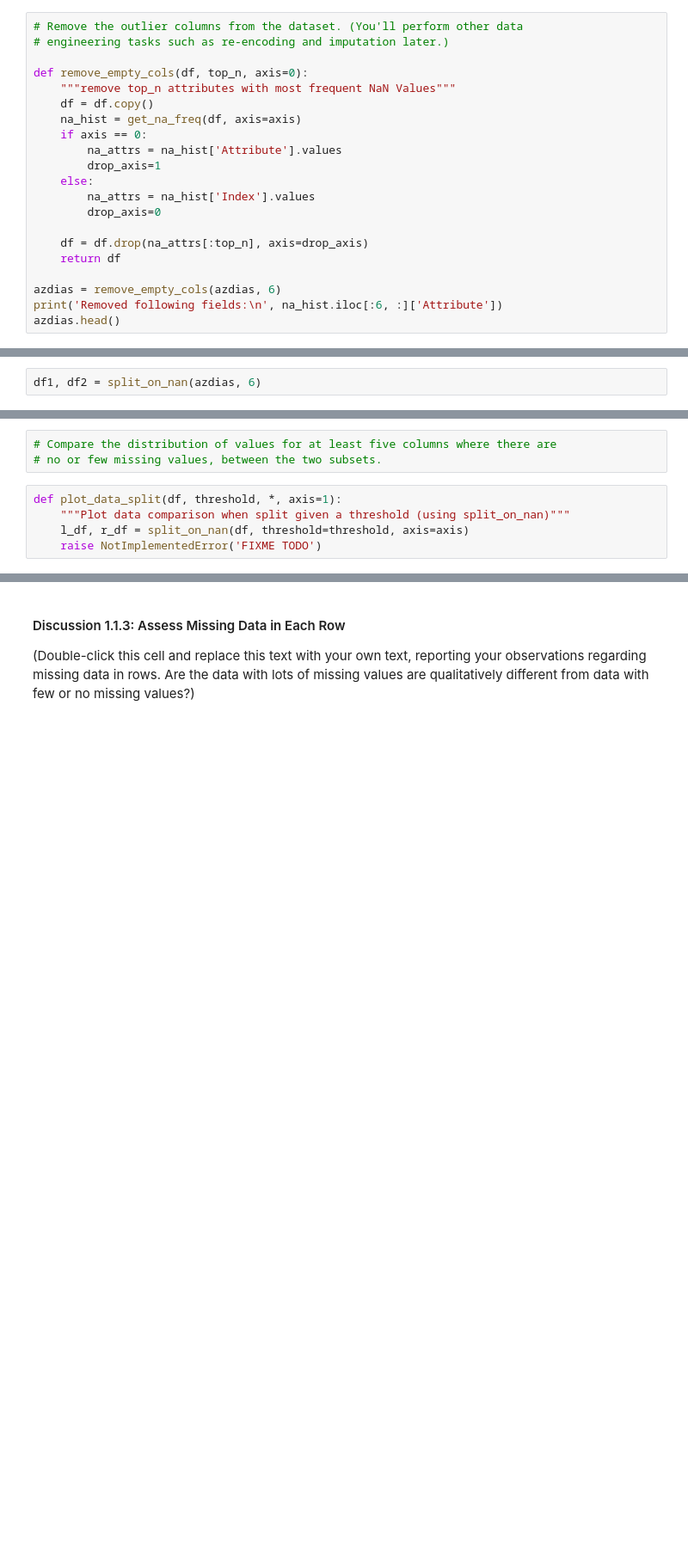
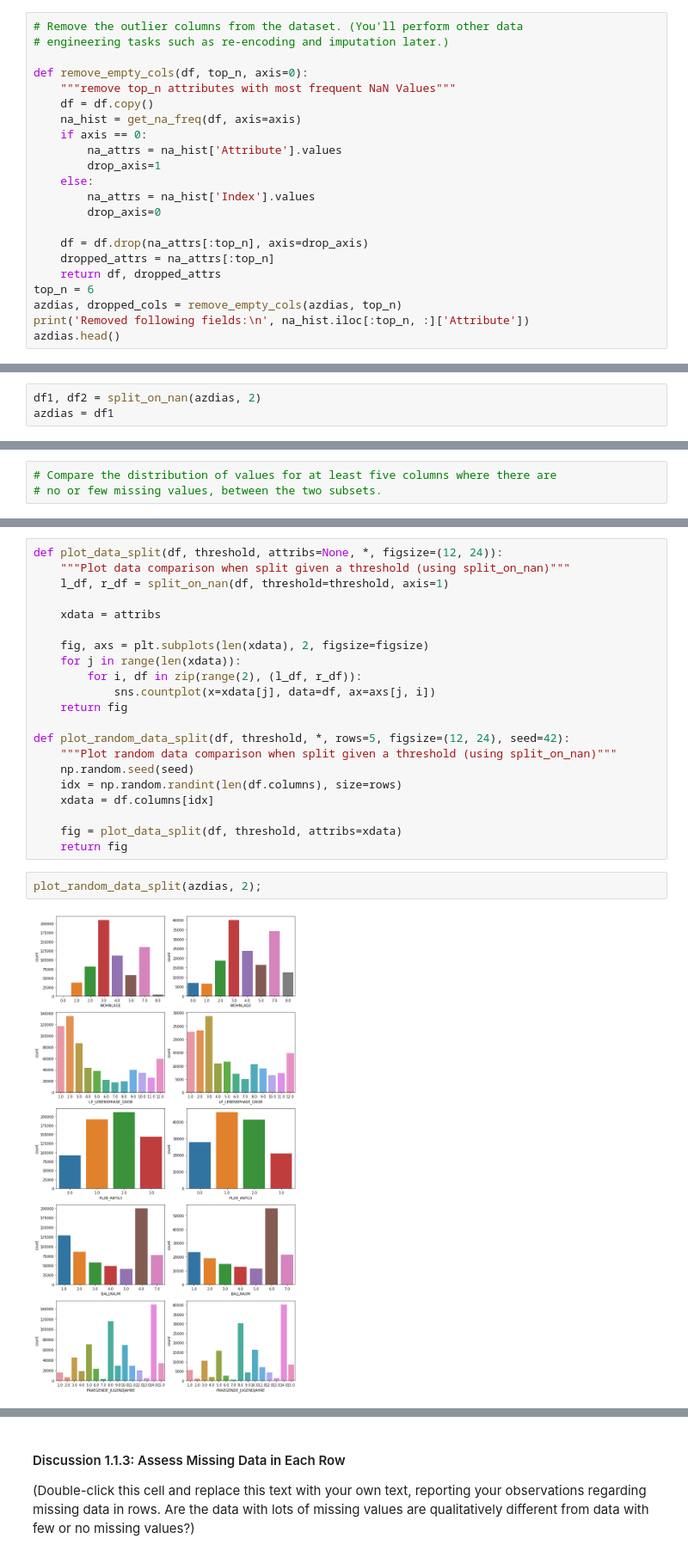
Before and after one commit to amcumber/udacity-identify-customer-segments, a Jupyter notebook: Identify_Customer_Segments.ipynb, the cells around one changed output, grey strips where cells are left out. Shown: that part at 86% size. Drawn from its saved outputs; the diff is of its cells as text; blank space fills up the shorter version.

Commit message:
Wrapping up data clean

```diff
--- a/Identify_Customer_Segments.ipynb
+++ b/Identify_Customer_Segments.ipynb
@@ -220,10 +220,11 @@ def remove_empty_cols(df, top_n, axis=0):
         drop_axis=0
 
     df = df.drop(na_attrs[:top_n], axis=drop_axis)
-    return df
-
-azdias = remove_empty_cols(azdias, 6)
-print('Removed following fields:\n', na_hist.iloc[:6, :]['Attribute'])
+    dropped_attrs = na_attrs[:top_n]
+    return df, dropped_attrs
+top_n = 6
+azdias, dropped_cols = remove_empty_cols(azdias, top_n)
+print('Removed following fields:\n', na_hist.iloc[:top_n, :]['Attribute'])
 azdias.head()
 # %% [output]
 Removed following fields:
@@ -311,7 +312,8 @@ def test_split_on_nan():
 
 test_split_on_nan()
 # %%
-df1, df2 = split_on_nan(azdias, 6)
+df1, df2 = split_on_nan(azdias, 2)
+azdias = df1
 # %%
 na_hist_idx.head()
 # %% [output]
@@ -324,8 +326,3 @@ na_hist_idx.head()
 # %%
 # Compare the distribution of values for at least five columns where there are
 # no or few missing values, between the two subsets.
-# %%
-def plot_data_split(df, threshold, *, axis=1):
-    """Plot data comparison when split given a threshold (using split_on_nan)"""
-    l_df, r_df = split_on_nan(df, threshold=threshold, axis=axis)
-    raise NotImplementedError('FIXME TODO')
@@ -333,0 +329,25 @@ sns.countplot
+# %%
+def plot_data_split(df, threshold, attribs=None, *, figsize=(12, 24)):
+    """Plot data comparison when split given a threshold (using split_on_nan)"""
+    l_df, r_df = split_on_nan(df, threshold=threshold, axis=1)
+
+    xdata = attribs
+
+    fig, axs = plt.subplots(len(xdata), 2, figsize=figsize)
+    for j in range(len(xdata)):
+        for i, df in zip(range(2), (l_df, r_df)):
+            sns.countplot(x=xdata[j], data=df, ax=axs[j, i])
+    return fig
+
+def plot_random_data_split(df, threshold, *, rows=5, figsize=(12, 24), seed=42):
+    """Plot random data comparison when split given a threshold (using split_on_nan)"""
+    np.random.seed(seed)
+    idx = np.random.randint(len(df.columns), size=rows)
+    xdata = df.columns[idx]
+
+    fig = plot_data_split(df, threshold, attribs=xdata)
+    return fig
+# %%
+plot_random_data_split(azdias, 2);
+# %% [output]
+[figure, added]
```
Also changed, not shown: parts of 34 cells of this notebook.
